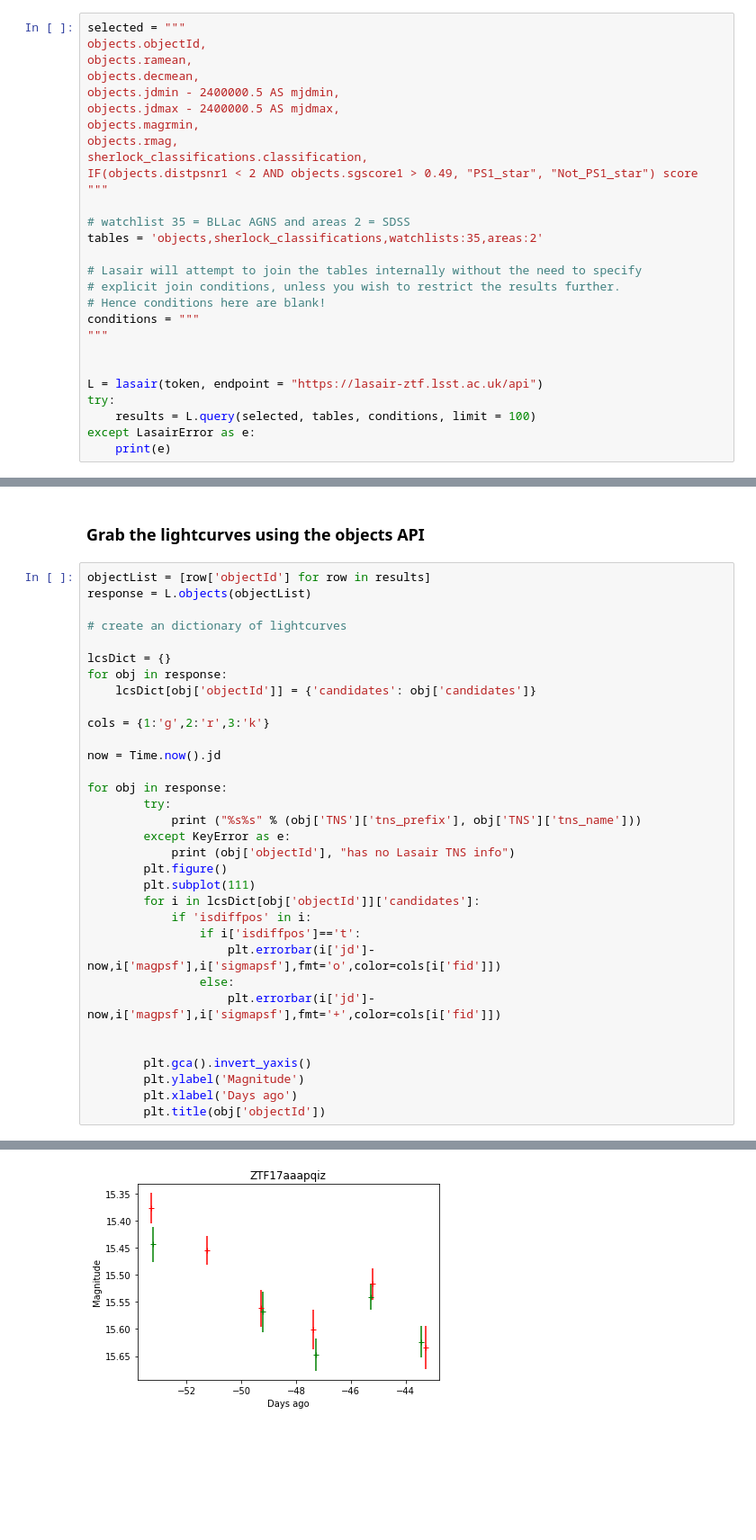
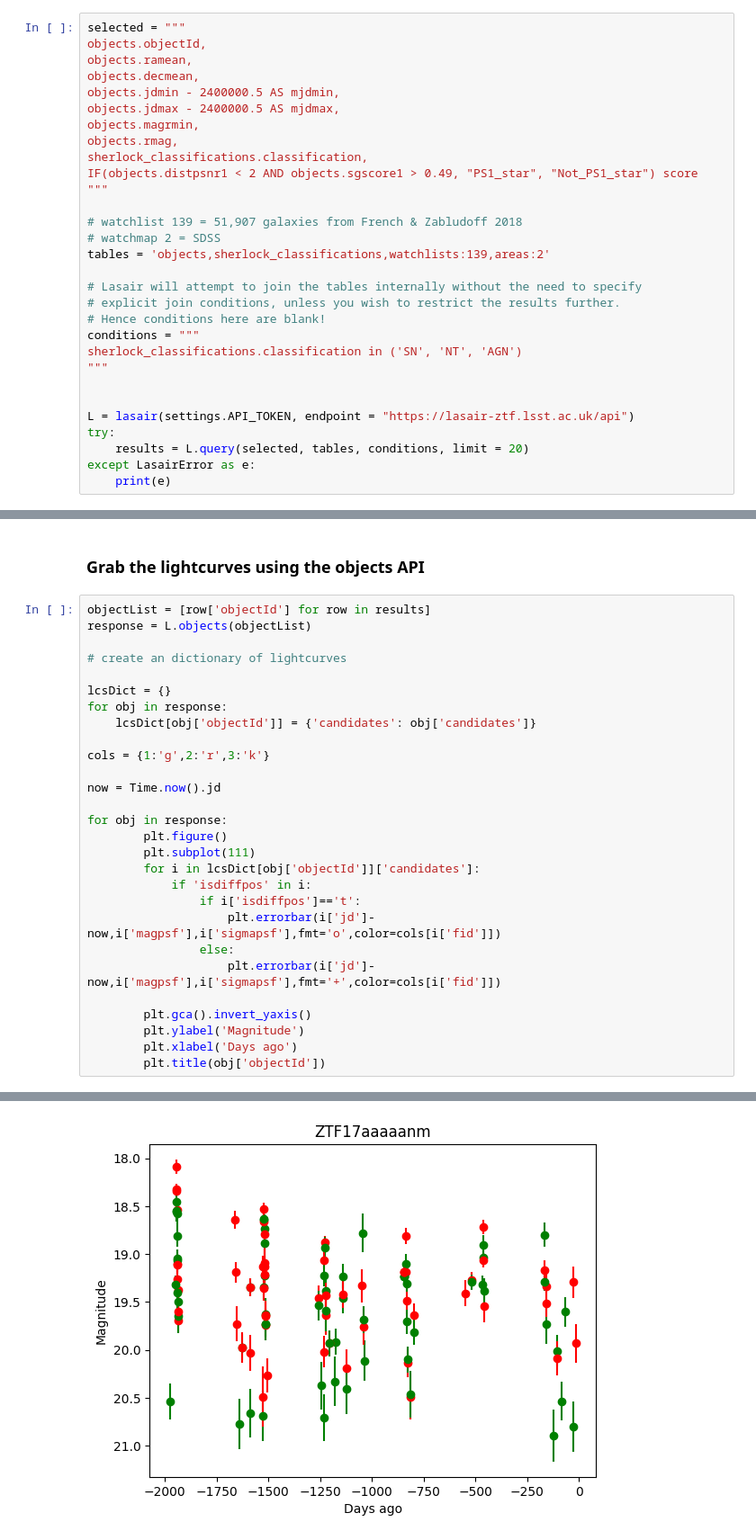
Before and after one commit to lsst-uk/lasair-examples, a Jupyter notebook: notebooks/API_examples/Get_Watchlist_and_Area_Hits.ipynb, the cells around one changed output, grey strips where cells are left out. Shown at 90% size. Drawn from its saved outputs; the diff is of its cells as text; blank space fills up the shorter version.

```diff
--- a/notebooks/API_examples/Get_Watchlist_and_Area_Hits.ipynb
+++ b/notebooks/API_examples/Get_Watchlist_and_Area_Hits.ipynb
@@ -59,19 +54,21 @@ sherlock_classifications.classification,
 IF(objects.distpsnr1 < 2 AND objects.sgscore1 > 0.49, "PS1_star", "Not_PS1_star") score
 """
 
-# watchlist 35 = BLLac AGNS and areas 2 = SDSS
-tables = 'objects,sherlock_classifications,watchlists:35,areas:2'
+# watchlist 139 = 51,907 galaxies from French & Zabludoff 2018
+# watchmap 2 = SDSS
+tables = 'objects,sherlock_classifications,watchlists:139,areas:2'
 
 # Lasair will attempt to join the tables internally without the need to specify
 # explicit join conditions, unless you wish to restrict the results further.
 # Hence conditions here are blank!
 conditions = """
+sherlock_classifications.classification in ('SN', 'NT', 'AGN')
 """
 
 
-L = lasair(token, endpoint = "https://lasair-ztf.lsst.ac.uk/api")
+L = lasair(settings.API_TOKEN, endpoint = "https://lasair-ztf.lsst.ac.uk/api")
 try:
-    results = L.query(selected, tables, conditions, limit = 100)
+    results = L.query(selected, tables, conditions, limit = 20)
 except LasairError as e:
     print(e)
 # %%
@@ -133,10 +132,6 @@ cols = {1:'g',2:'r',3:'k'}
 now = Time.now().jd
 
 for obj in response:
-        try:
-            print ("%s%s" % (obj['TNS']['tns_prefix'], obj['TNS']['tns_name']))
-        except KeyError as e:
-            print (obj['objectId'], "has no Lasair TNS info")
         plt.figure()
         plt.subplot(111)
         for i in lcsDict[obj['objectId']]['candidates']:
@@ -146,7 +141,6 @@ for obj in response:
                 else:
                     plt.errorbar(i['jd']-now,i['magpsf'],i['sigmapsf'],fmt='+',color=cols[i['fid']])
 
-
         plt.gca().invert_yaxis()
         plt.ylabel('Magnitude')
         plt.xlabel('Days ago')
@@ -173 +149 @@ AT2021hba
-[figure, old version]
+[figure, new version]
```
Also changed, not shown: parts of 6 cells of this notebook, 11 other files.
